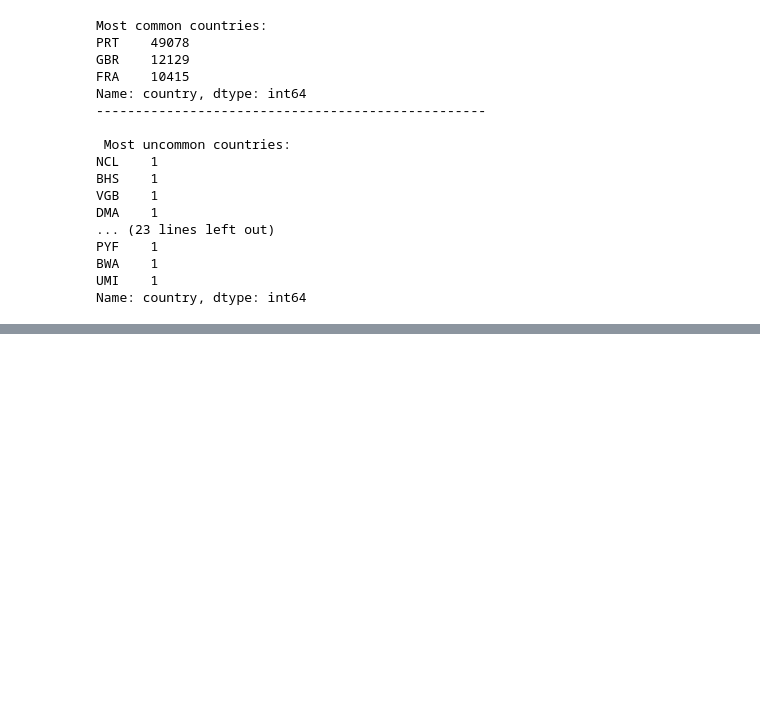
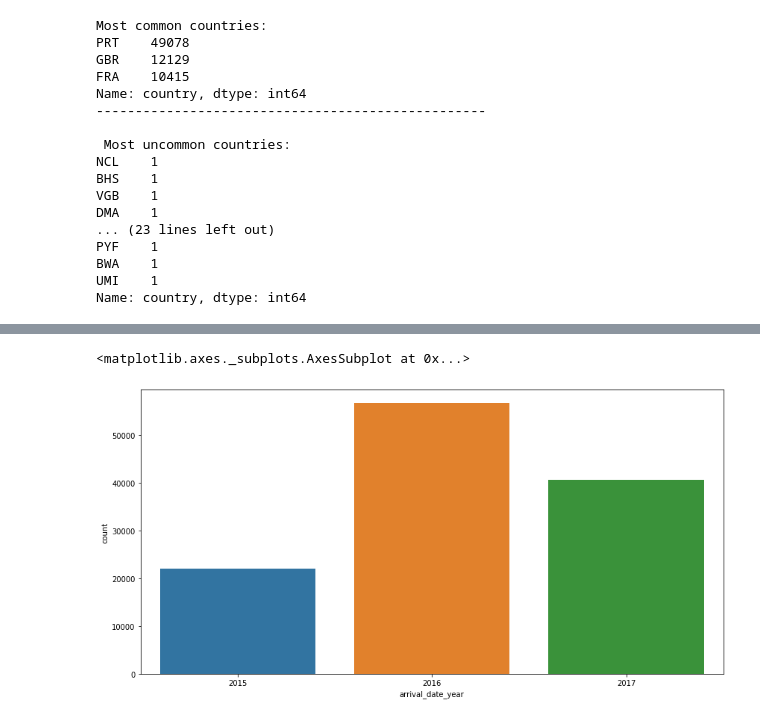
Before and after one commit to arifuddinatif/hotel-booking-analysis, a Jupyter notebook: Hotel_booking_analysis.ipynb, the cells around one changed output, grey strips where cells are left out. Cells and saved outputs as stored; diff of their text form; code cells hidden in the pictures; blank space fills up the shorter version.

```diff
--- a/Hotel_booking_analysis.ipynb
+++ b/Hotel_booking_analysis.ipynb
@@ -331,0 +389,6 @@ Name: country, dtype: int64
+# %%
+plt.figure(figsize=(14,7))
+sns.countplot(df['arrival_date_year'])
+# %% [output]
+<matplotlib.axes._subplots.AxesSubplot at 0x...>
+[figure, added]
```
Also changed, not shown: parts of 10 cells of this notebook.
